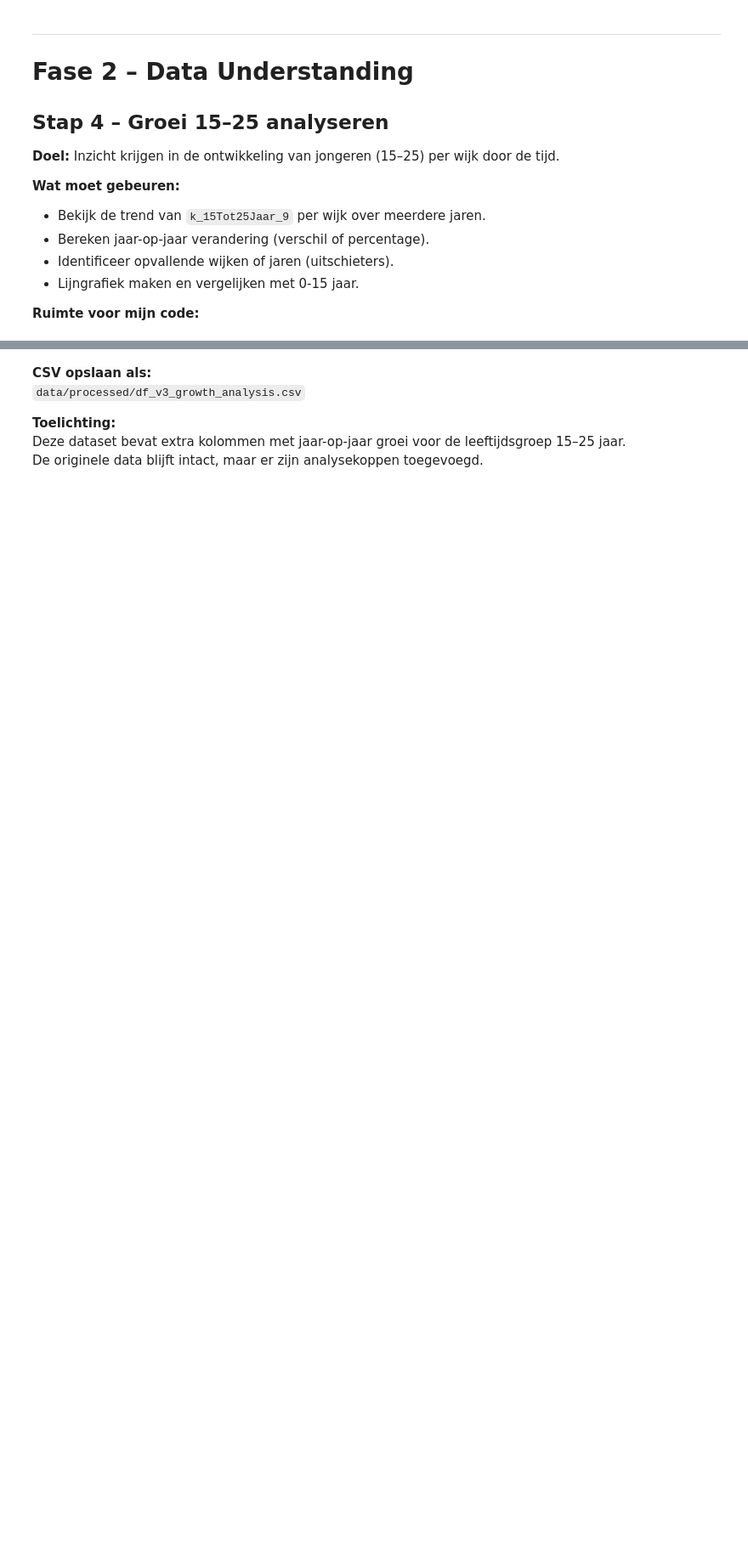
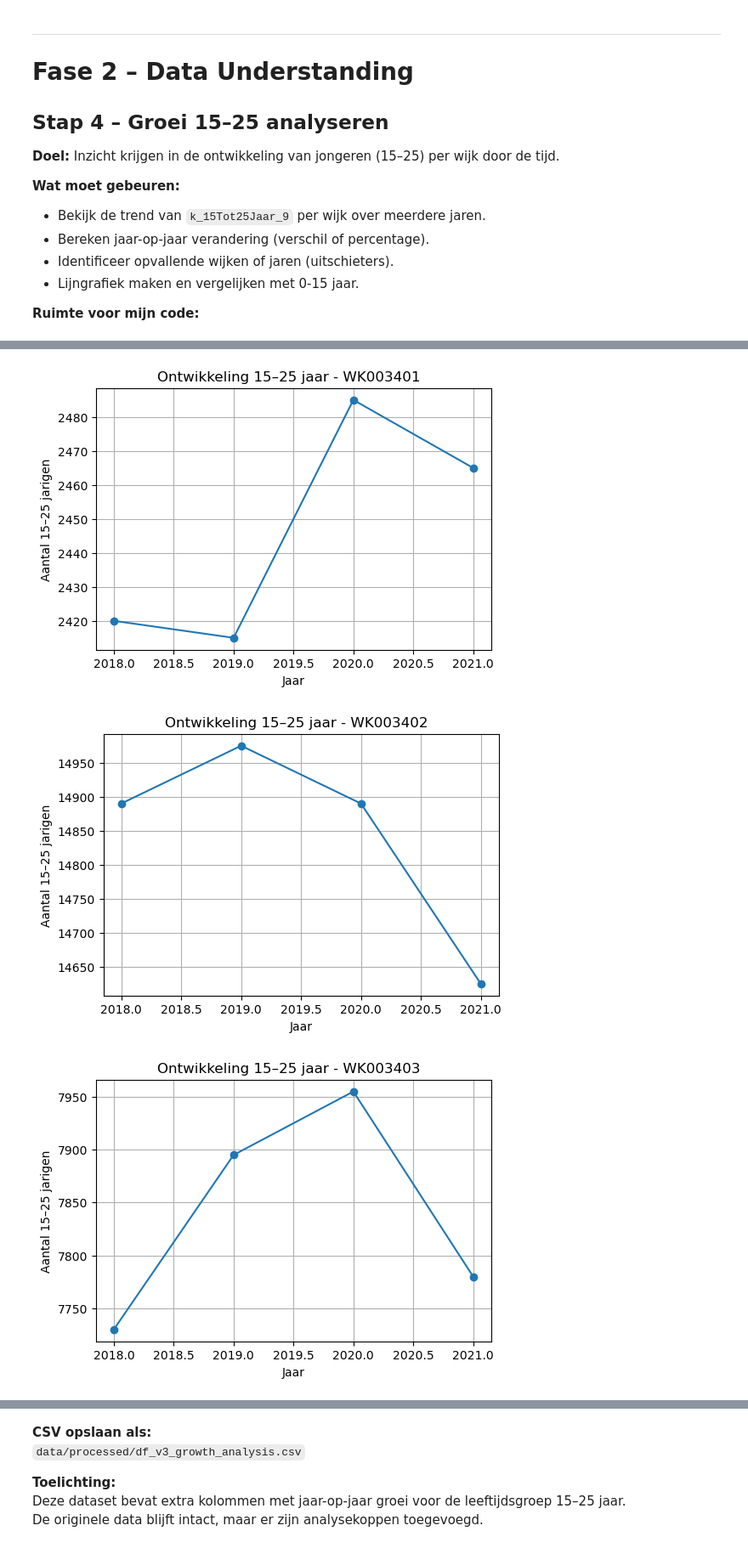
Before and after one commit to Ismael-991/almere-jeugd-voorspelling, a Jupyter notebook: notebooks/individual/Ismael_notebook.ipynb, the cells around one changed output, grey strips where cells are left out. Shown at 85% size. Saved outputs shown, nothing was run; the diff lists cells and outputs as text; code cells hidden in the pictures; blank space fills up the shorter version.

Commit message:
Groei 15–25 per wijk analyseren en ratio jongeren/ totaal bevolking berekenen

```diff
--- a/notebooks/individual/Ismael_notebook.ipynb
+++ b/notebooks/individual/Ismael_notebook.ipynb
@@ -306,0 +254,32 @@ KeyError: 'Codering_3'
+# %%
+import pandas as pd
+import matplotlib.pyplot as plt
+
+df = pd.read_csv("../../data/processed/df_v5_clean_final.csv")
+df.columns = df.columns.astype(str).str.strip()
+
+# Datum omzetten
+df["Peildatum"] = pd.to_datetime(df["Peildatum"], dayfirst=True, errors="coerce")
+df["Jaar"] = df["Peildatum"].dt.year
+
+# Alleen consistente jaren
+df = df[df["Jaar"] <= 2021].copy()
+df = df.sort_values(["Wijk", "Jaar"])
+
+for wijk in df["Wijk"].unique():
+
+    subset = df[df["Wijk"] == wijk]
+
+    plt.figure(figsize=(6,4))
+    plt.plot(subset["Jaar"], subset["k_15Tot25Jaar_9"], marker="o")
+
+    plt.xlabel("Jaar")
+    plt.ylabel("Aantal 15–25 jarigen")
+    plt.title(f"Ontwikkeling 15–25 jaar - {wijk}")
+
+    plt.grid(True)
+    plt.show()
+# %% [output]
+[figure, added]
+[figure, added]
+[figure, added]
```
Also changed, not shown: parts of 14 cells of this notebook, 2 other files.
